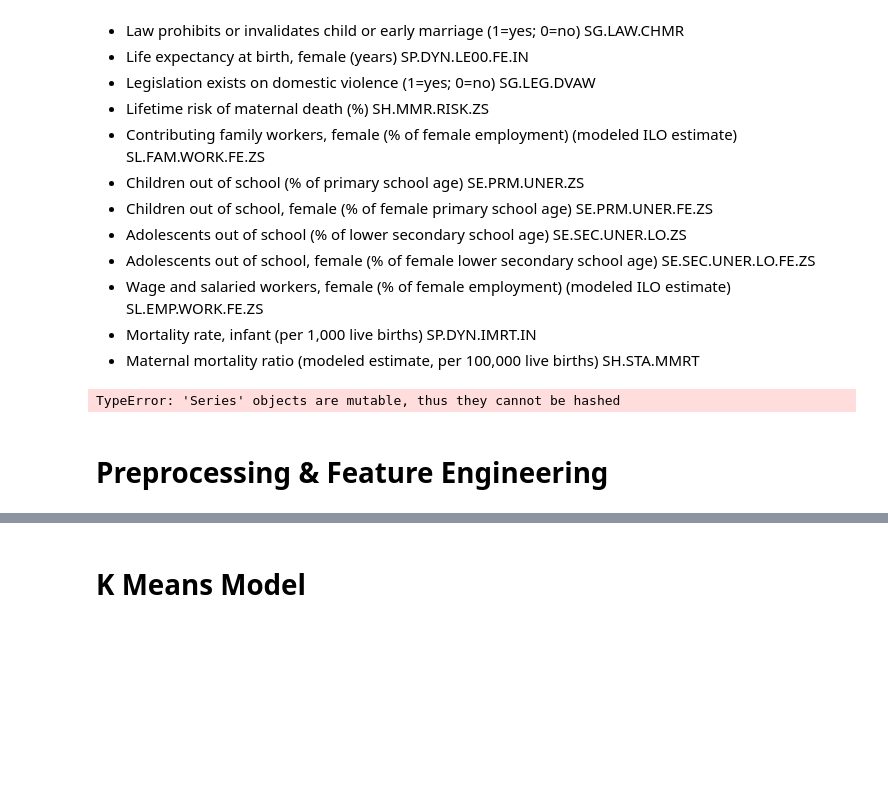
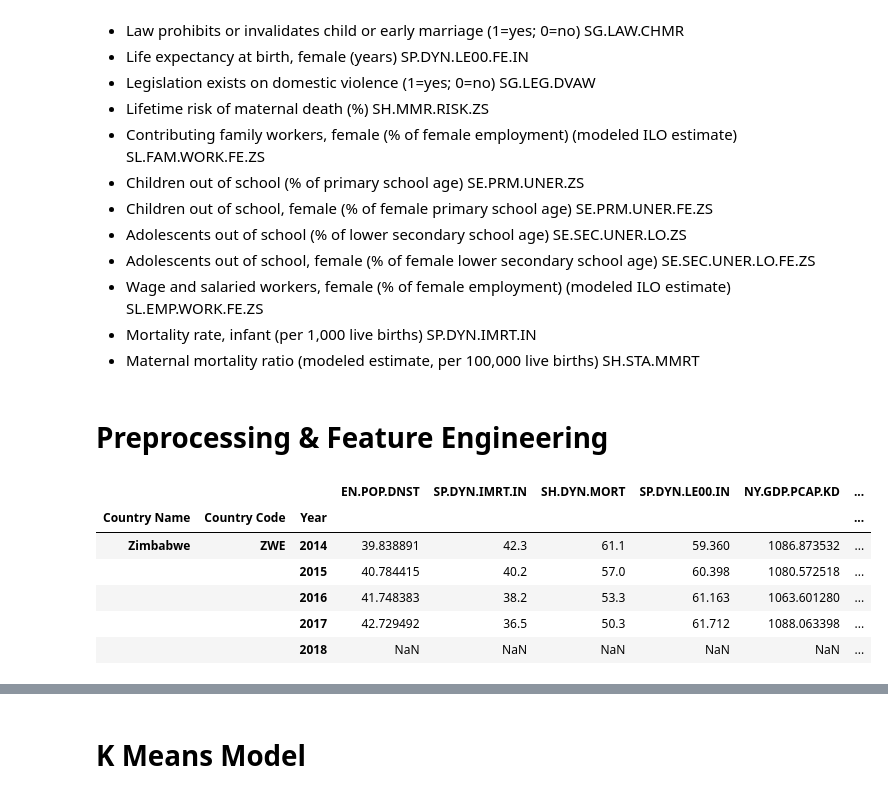
Before and after one commit to taramullin/Capstone, a Jupyter notebook: Capstone - Development Indicators.ipynb, the cells around one changed output, grey strips where cells are left out. Saved outputs shown, nothing was run; the diff lists cells and outputs as text; code cells hidden in the pictures; blank space fills up the shorter version.

```diff
--- a/Capstone - Development Indicators.ipynb
+++ b/Capstone - Development Indicators.ipynb
@@ -83,3 +238,8 @@ df_long["Indicator Code"].nunique()
+# %%
+features = pd.concat([df_pivot['EN.POP.DNST'], df_pivot['SP.DYN.IMRT.IN'],
+                      df_pivot['SH.DYN.MORT'], df_pivot['SP.DYN.LE00.IN'], df_pivot['NY.GDP.PCAP.KD'],
+                      df_pivot['SL.TLF.TOTL.FE.ZS'], df_pivot['SG.DMK.ALLD.FN.ZS'], df_pivot['SE.PRM.CUAT.FE.ZS'],
+                     df_pivot['SE.XPD.PRIM.PC.ZS'], df_pivot['SH.MMR.RISK.ZS']], axis=1)
 # %% [markdown]
 Let's pick a country and an indicator to explore
 # %%
@@ -153,11 +313,15 @@ ax = sns.lineplot(x="Year", y="value", data=df_birthrate, hue="Country Name")
 - Wage and salaried workers, female (% of female employment) (modeled ILO estimate)	SL.EMP.WORK.FE.ZS
 - Mortality rate, infant (per 1,000 live births)	SP.DYN.IMRT.IN
 - Maternal mortality ratio (modeled estimate, per 100,000 live births)	SH.STA.MMRT
-# %%
-#how to select multiple indicators?
-
-df_gender = df_long[df_long['Indicator Code'] == 'SP.DYN.CBRT.IN', 'SH.STA.MMRT.NE']
-# %% [output]
-TypeError: 'Series' objects are mutable, thus they cannot be hashed
 # %% [markdown]
 # Preprocessing & Feature Engineering
+# %%
+features.tail()
+# %% [output]
+|  |  |  | EN.POP.DNST | SP.DYN.IMRT.IN | SH.DYN.MORT | SP.DYN.LE00.IN | NY.GDP.PCAP.KD | ... |
+| Country Name | Country Code | Year |  |  |  |  |  | ... |
+| Zimbabwe | ZWE | 2014 | 39.838891 | 42.3 | 61.1 | 59.360 | 1086.873532 | ... |
+|  |  | 2015 | 40.784415 | 40.2 | 57.0 | 60.398 | 1080.572518 | ... |
+|  |  | 2016 | 41.748383 | 38.2 | 53.3 | 61.163 | 1063.601280 | ... |
+|  |  | 2017 | 42.729492 | 36.5 | 50.3 | 61.712 | 1088.063398 | ... |
+|  |  | 2018 | NaN | NaN | NaN | NaN | NaN | ... |
```
Also changed, not shown: parts of 24 cells of this notebook.
